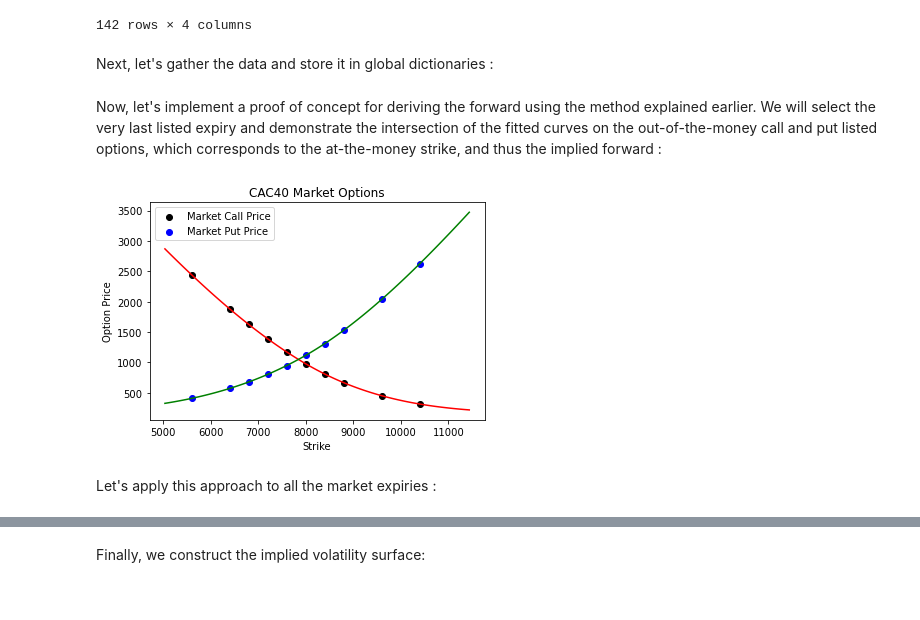
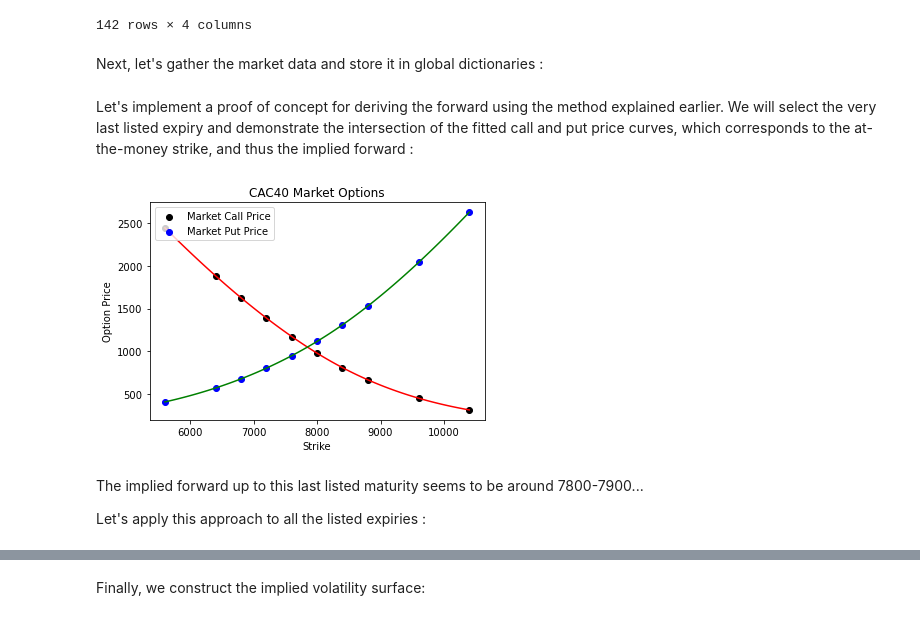
Before and after one commit to Idriss-Afra/Equity-Implied-Volatility-Surface, a Jupyter notebook: Equity Implied Volatility Surface.ipynb, the cells around one changed output, grey strips where cells are left out. Cells and saved outputs as stored; diff of their text form; code cells hidden in the pictures.

Commit message:
Equity Dividend & Vol Option Calibration

```diff
--- a/Equity Implied Volatility Surface.ipynb
+++ b/Equity Implied Volatility Surface.ipynb
@@ -140,11 +139,11 @@ CAC40 Market Options :
 | 141 | 4.857534 | 10400.0 | 312.97 | 2626.83 |
 142 rows × 4 columns
 # %% [markdown]
-Next, let's gather the data and store it in global dictionaries :
+Next, let's gather the market data and store it in global dictionaries :
 # %%
 def collect_data(option_data):
     """
-    Collects data and store it in dictionaries.
+    Collects options market data and store it in dictionaries.
     """
     strikes, call_prices, put_prices = dict(), dict(), dict()
     expiries = np.sort(np.unique(option_data['Expiry']))
@@ -156,30 +155,34 @@ def collect_data(option_data):
 
 # Collected Data
 data = collect_data(option_data)
-strikes = data["Strikes"]
-market_expiries = list(strikes.keys())
+market_strikes = data["Strikes"]
+listed_expiries = list(market_strikes.keys())
 call_prices = data["Call Prices"]
 put_prices = data["Put Prices"]
 # %% [markdown]
-Now, let's implement a proof of concept for deriving the forward using the method explained earlier. We will select the very last listed expiry and demonstrate the intersection of the fitted curves on the out-of-the-money call and put listed options, which corresponds to the at-the-money strike, and thus the implied forward :
+Let's implement a proof of concept for deriving the forward using the method explained earlier. We will select the very last listed expiry and demonstrate the intersection of the fitted call and put price curves, which corresponds to the at-the-money strike, and thus the implied forward :
 # %%
-expiry = market_expiries[-1]
+import matplotlib.pyplot as plt
+
+expiry = listed_expiries[-1]
 
 plt.title(eq_underlying + " Market Options")
 plt.ylabel("Option Price")
 plt.xlabel("Strike")
-plt.scatter(strikes[expiry], call_prices[expiry], label="Market Call Price", color="black")
-plt.scatter(strikes[expiry], put_prices[expiry], label="Market Put Price", color="blue")
-x_axis = np.linspace(list(strikes[expiry])[0] * 0.9, list(strikes[expiry])[-1] * 1.1, 99)
-call_price_func = interp1d(strikes[expiry], call_prices[expiry], kind='cubic', fill_value="extrapolate")
+plt.scatter(market_strikes[expiry], call_prices[expiry], label="Market Call Price", color="black")
+plt.scatter(market_strikes[expiry], put_prices[expiry], label="Market Put Price", color="blue")
+x_axis = np.linspace(list(market_strikes[expiry])[0], list(market_strikes[expiry])[-1], 101, endpoint=True)
+call_price_func = interp1d(market_strikes[expiry], call_prices[expiry], kind='cubic', fill_value="extrapolate")
 plt.plot(x_axis, call_price_func(x_axis), color="red")
-put_price_func = interp1d(strikes[expiry], put_prices[expiry], kind='cubic', fill_value="extrapolate")
+put_price_func = interp1d(market_strikes[expiry], put_prices[expiry], kind='cubic', fill_value="extrapolate")
 plt.plot(x_axis, put_price_func(x_axis), color="green")
 plt.legend(loc="upper left")
 plt.show()
 # %% [output]
-[figure, old version]
+[figure, new version]
 # %% [markdown]
-Let's apply this approach to all the market expiries :
+The implied forward up to this last listed maturity seems to be around 7800-7900...
+
+Let's apply this approach to all the listed expiries :
 # %%
 import sys
```
Also changed, not shown: parts of 13 cells of this notebook, 1 other file.
